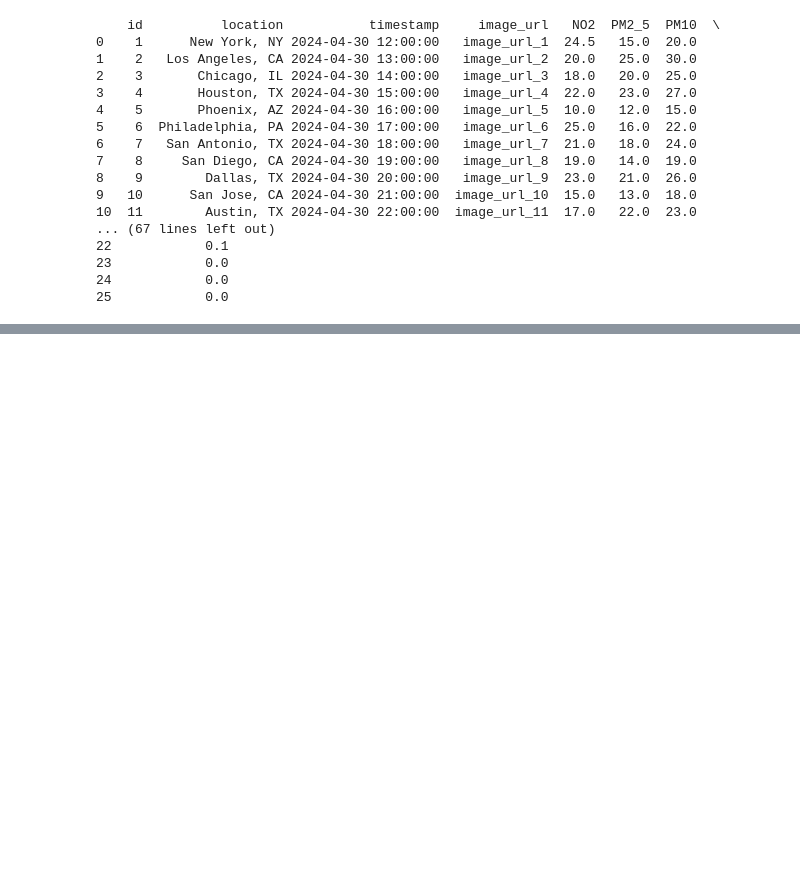
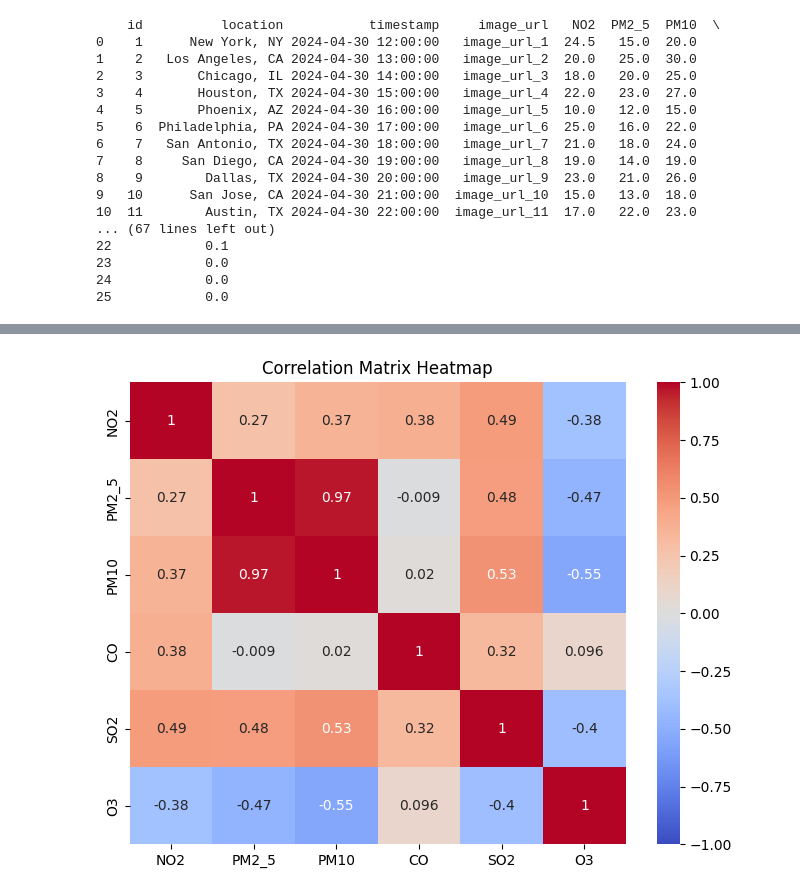
Before and after one commit to Gressling/cheminf-EDU, a Jupyter notebook: machineLearning/environmental_pollution/o15_environmental_toipha.ipynb, the cells around one changed output, grey strips where cells are left out. Saved outputs shown, nothing was run; the diff lists cells and outputs as text; code cells hidden in the pictures; blank space fills up the shorter version.

```diff
--- a/machineLearning/environmental_pollution/o15_environmental_toipha.ipynb
+++ b/machineLearning/environmental_pollution/o15_environmental_toipha.ipynb
@@ -47,0 +113,11 @@ print(df_raw)
+# %%
+# Co-related Matrix
+df_only_number = df_raw[['NO2', 'PM2_5', 'PM10', 'CO', 'SO2', 'O3']]
+corr_matrix = df_only_number.corr()
+
+plt.figure(figsize=(8, 6))
+sns.heatmap(corr_matrix, annot=True, cmap='coolwarm', vmin=-1, vmax=1)
+plt.title('Correlation Matrix Heatmap')
+plt.show()
+# %% [output]
+[figure, added]
```
Also changed, not shown: parts of 12 cells of this notebook, 1 other file.
